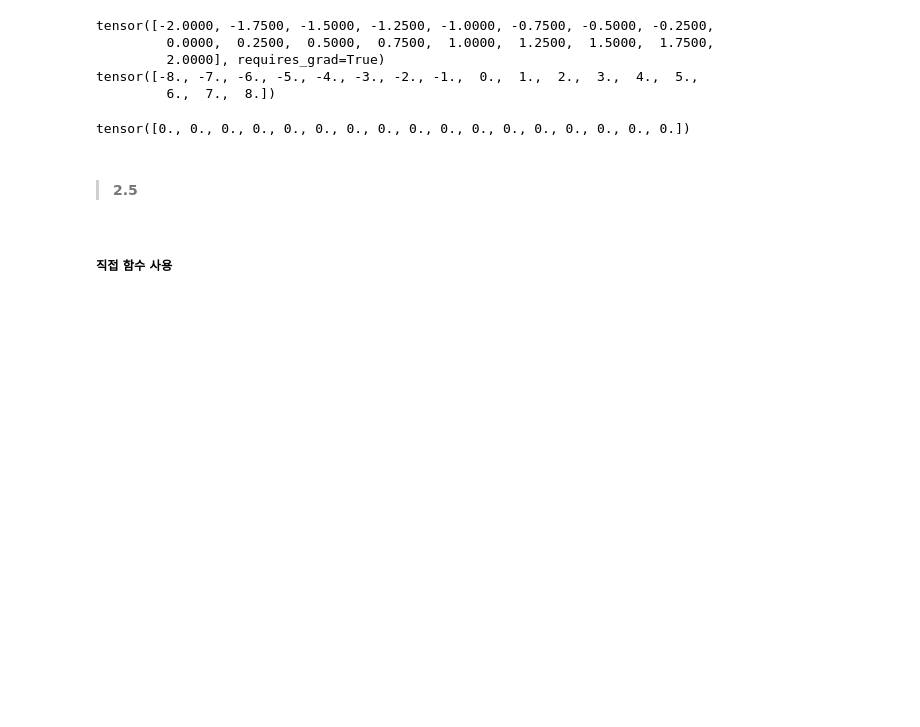
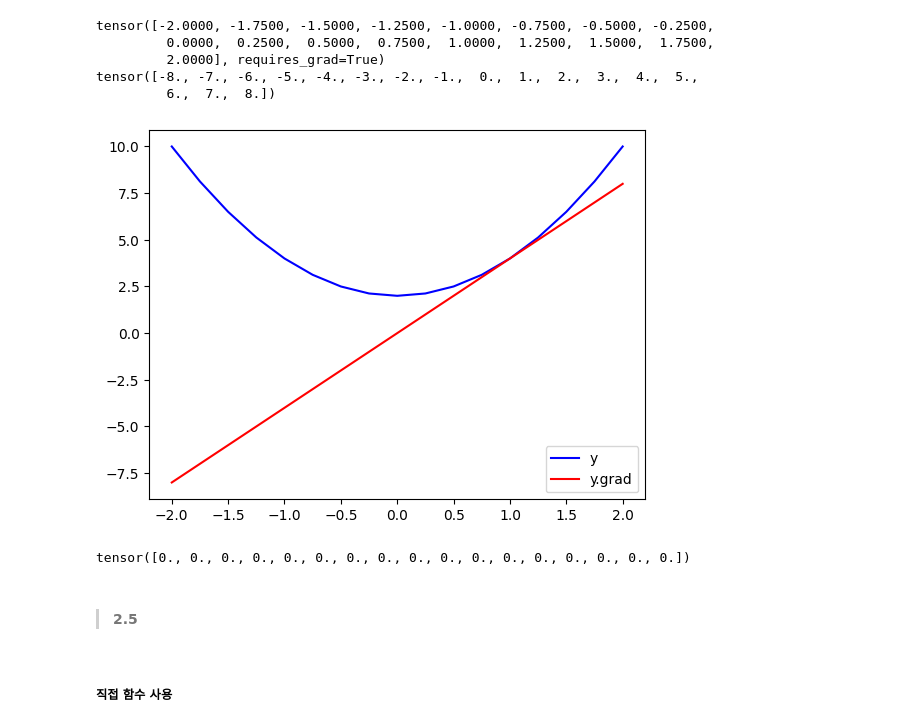
Before and after one commit to ben8169/Study, a Jupyter notebook: AI/Pytorch_Deeplearning_Project/02.ipynb, the cells around one changed output. Saved outputs shown, nothing was run; the diff lists cells and outputs as text; code cells hidden in the pictures; blank space fills up the shorter version.

```diff
--- a/AI/Pytorch_Deeplearning_Project/02.ipynb
+++ b/AI/Pytorch_Deeplearning_Project/02.ipynb
@@ -194,10 +196,12 @@ tensor([-8., -7., -6., -5., -4., -3., -2., -1.,  0.,  1.,  2.,  3.,  4.,  5.,
          6.,  7.,  8.])
 # %%
 # 미분 잘되었는지 확인!
-# plt.plot(x.data, y.data, c='b', label='y')
-# plt.plot(x.data, x.grad.data, c='r', label='y.grad')
-# plt.legend()
-# plt.show()
+plt.plot(x.data, y.data, c='b', label='y')
+plt.plot(x.data, x.grad.data, c='r', label='y.grad')
+plt.legend()
+plt.show()
+# %% [output]
+[figure, added]
 # %%
 # 초기화
 x.grad.zero_()
```
Also changed, not shown: parts of 7 cells of this notebook, 2 other files.
